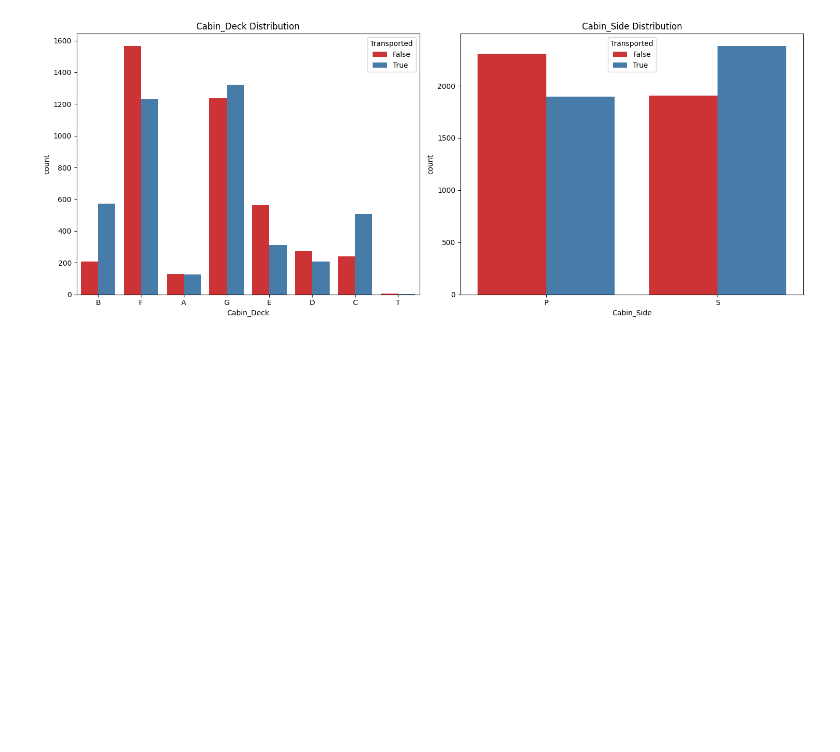
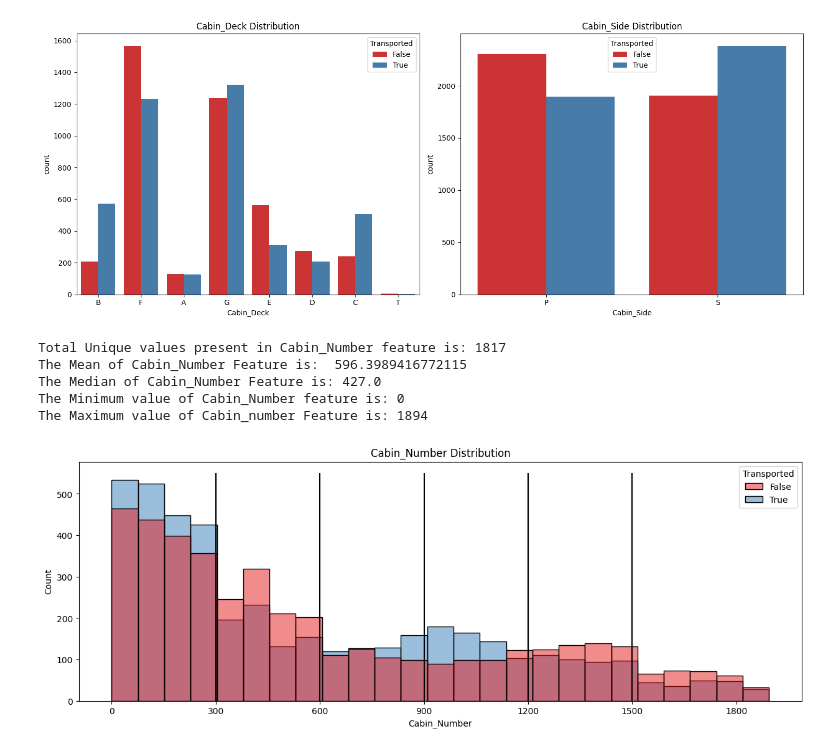
Before and after one commit to Sedenfury/Spaceship-Titanic, a Jupyter notebook: main.ipynb, the cells around one changed output. Saved outputs shown, nothing was run; the diff lists cells and outputs as text; code cells hidden in the pictures; blank space fills up the shorter version.

```diff
--- a/main.ipynb
+++ b/main.ipynb
@@ -195,3 +195,41 @@ plt.tight_layout()
 plt.show()
 # %% [output]
 [figure]
+# %%
+#REVISIT 1 ,,,,,,,,,,,,,,,,,,,,,,,,,,,,,,,,,,,,,,,
+# Fill missing values with the median before converting to integers
+train_df["Cabin_Number"] = train_df["Cabin_Number"].fillna(train_df["Cabin_Number"].median()).astype(int)
+test_df["Cabin_Number"] = test_df["Cabin_Number"].fillna(test_df["Cabin_Number"].median()).astype(int)
+# NaN type casting error
+
+
+# Convert Cabin_Number to integer type
+train_df["Cabin_Number"]=train_df["Cabin_Number"].astype(int)
+test_df["Cabin_Number"]=test_df["Cabin_Number"].astype(int)
+# %%
+# some analysis on Cabin_Number
+print("Total Unique values present in Cabin_Number feature is:",train_df["Cabin_Number"].nunique())
+print("The Mean of Cabin_Number Feature is: ",train_df["Cabin_Number"].mean())
+print("The Median of Cabin_Number Feature is:",train_df["Cabin_Number"].median())
+print("The Minimum value of Cabin_Number feature is:",train_df["Cabin_Number"].min())
+print("The Maximum value of Cabin_number Feature is:",train_df["Cabin_Number"].max())
+# %% [output]
+Total Unique values present in Cabin_Number feature is: 1817
+The Mean of Cabin_Number Feature is:  596.3989416772115
+The Median of Cabin_Number Feature is: 427.0
+The Minimum value of Cabin_Number feature is: 0
+The Maximum value of Cabin_number Feature is: 1894
+# %%
+#Visualizing: Cabin_Number
+plt.figure(figsize=(15,5))
+sns.histplot(x="Cabin_Number",data=train_df,hue="Transported",palette="Set1")
+plt.title("Cabin_Number Distribution")
+plt.xticks(list(range(0,1900,300)))
+plt.vlines(300,ymin=0,ymax=550,color="black")
+plt.vlines(600,ymin=0,ymax=550,color="black")
+plt.vlines(900,ymin=0,ymax=550,color="black")
+plt.vlines(1200,ymin=0,ymax=550,color="black")
+plt.vlines(1500,ymin=0,ymax=550,color="black")
+plt.show()
+# %% [output]
+[figure, added]
```
Also changed, not shown: parts of 15 cells of this notebook.
